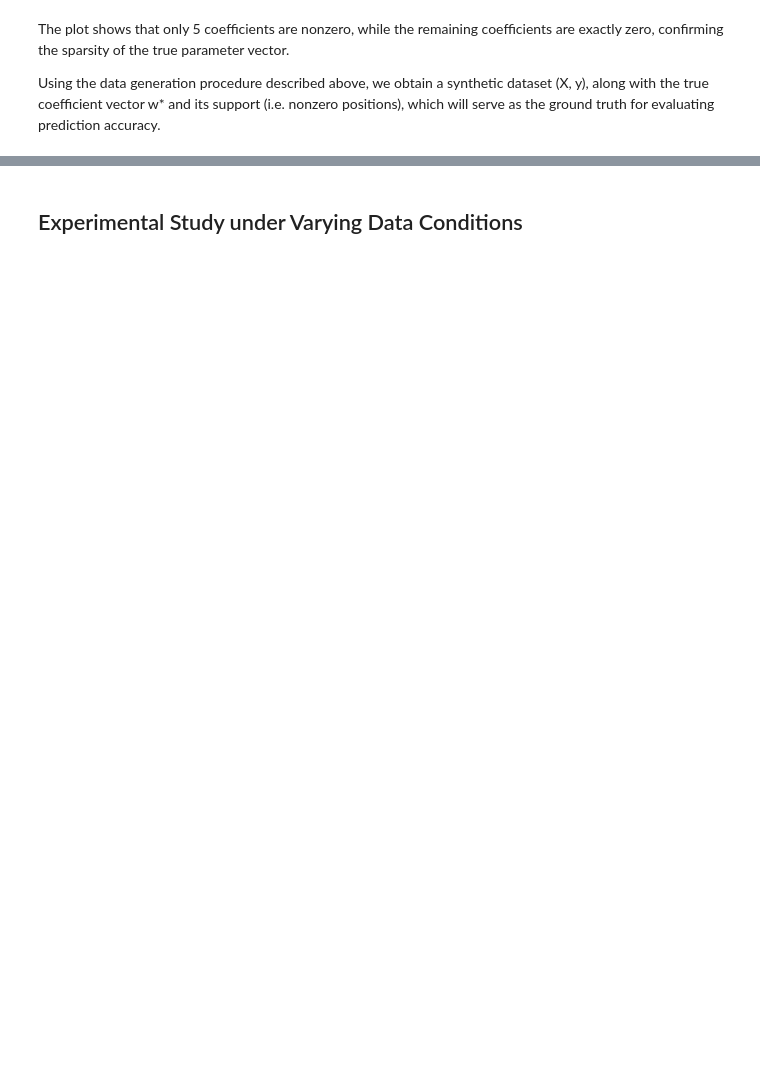
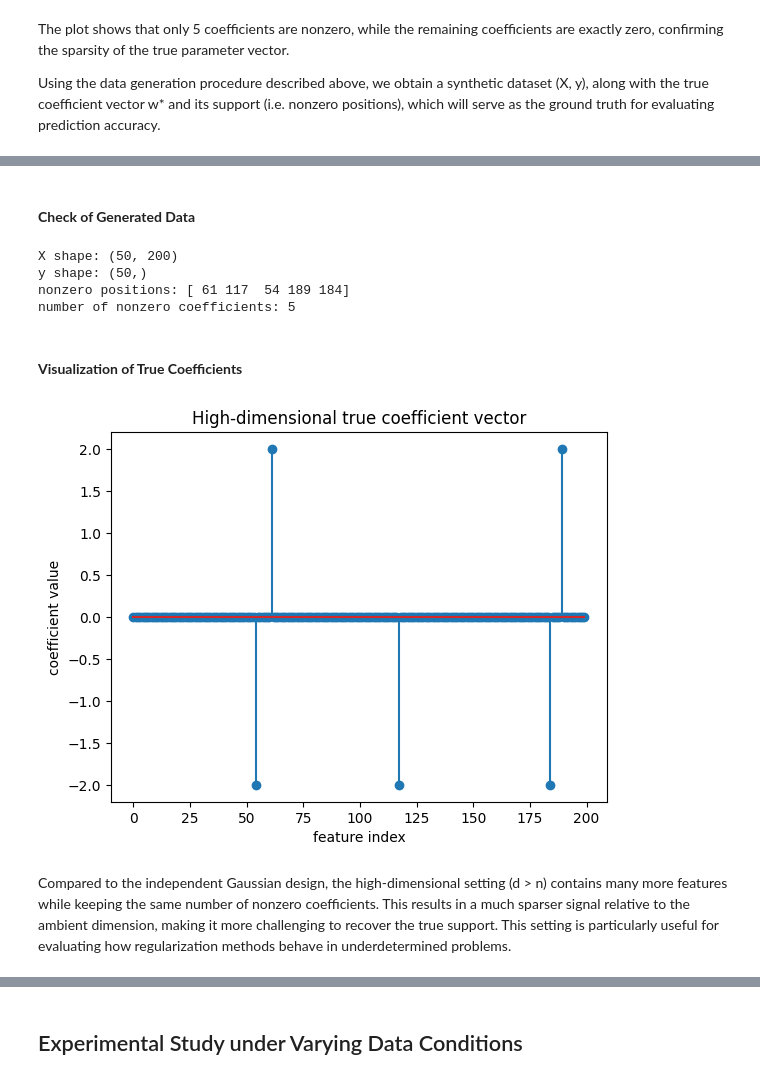
Before and after one commit to Zixin-Fan/L1_L2_project, a Jupyter notebook: main_results.ipynb, the cells around one changed output, grey strips where cells are left out. Saved outputs shown, nothing was run; the diff lists cells and outputs as text; code cells hidden in the pictures; blank space fills up the shorter version.

```diff
--- a/main_results.ipynb
+++ b/main_results.ipynb
@@ -95,0 +249,33 @@ Using the data generation procedure described above, we obtain a synthetic datas
+# %%
+# use the same generation function, but set d > n
+X_hd, y_hd, w_true_hd, support_hd = generate_sparse_linear_data(
+    n=50,
+    d=200,
+    s=5,
+    sigma=1.0,
+    signal=2.0
+)
+# %% [markdown]
+#### **Check of Generated Data**
+# %%
+print("X shape:", X_hd.shape)
+print("y shape:", y_hd.shape)
+print("nonzero positions:",support_hd)
+print("number of nonzero coefficients:", np.sum(w_true_hd != 0))
+# %% [output]
+X shape: (50, 200)
+y shape: (50,)
+nonzero positions: [ 61 117  54 189 184]
+number of nonzero coefficients: 5
+# %% [markdown]
+#### **Visualization of True Coefficients**
+# %%
+plt.stem(w_true_hd)
+plt.title("High-dimensional true coefficient vector")
+plt.xlabel("feature index")
+plt.ylabel("coefficient value")
+plt.show()
+# %% [output]
+[figure, added]
+# %% [markdown]
+Compared to the independent Gaussian design, the high-dimensional setting (d > n) contains many more features while keeping the same number of nonzero coefficients. This results in a much sparser signal relative to the ambient dimension, making it more challenging to recover the true support. This setting is particularly useful for evaluating how regularization methods behave in underdetermined problems.
```
Also changed, not shown: parts of 20 cells of this notebook.
